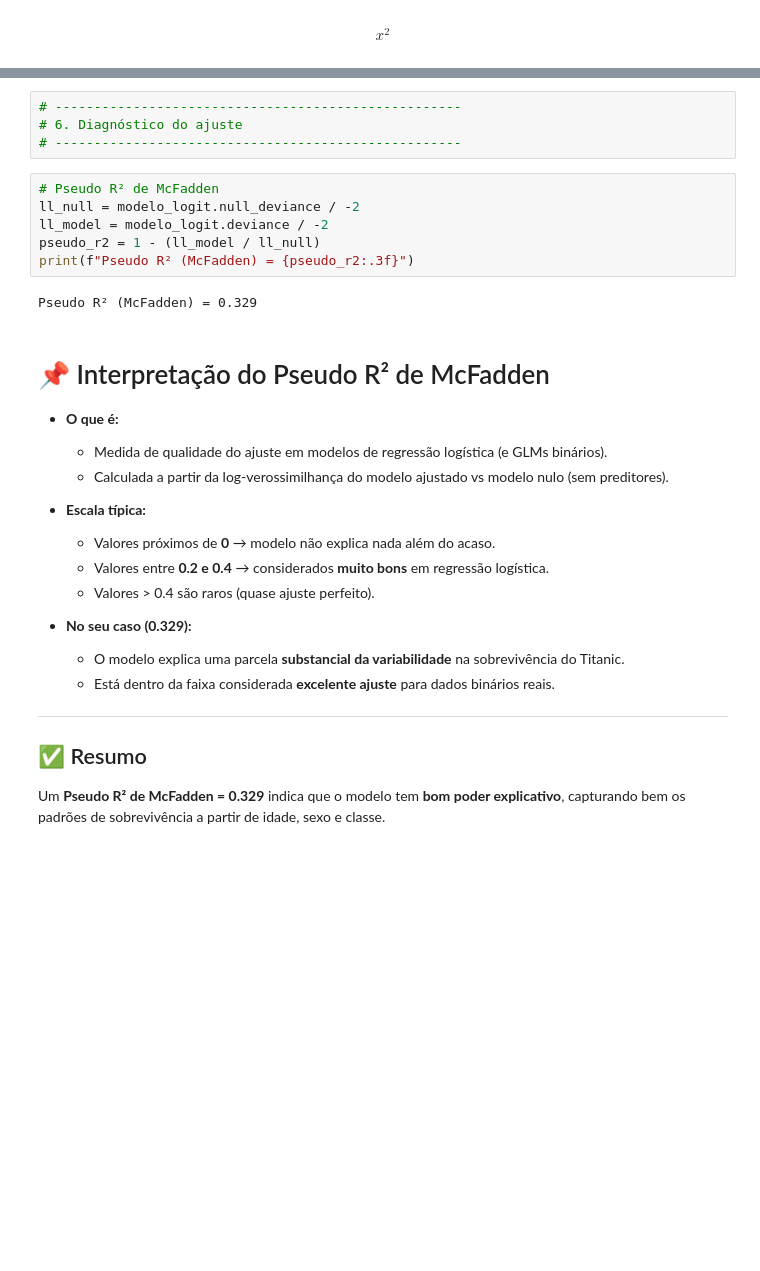
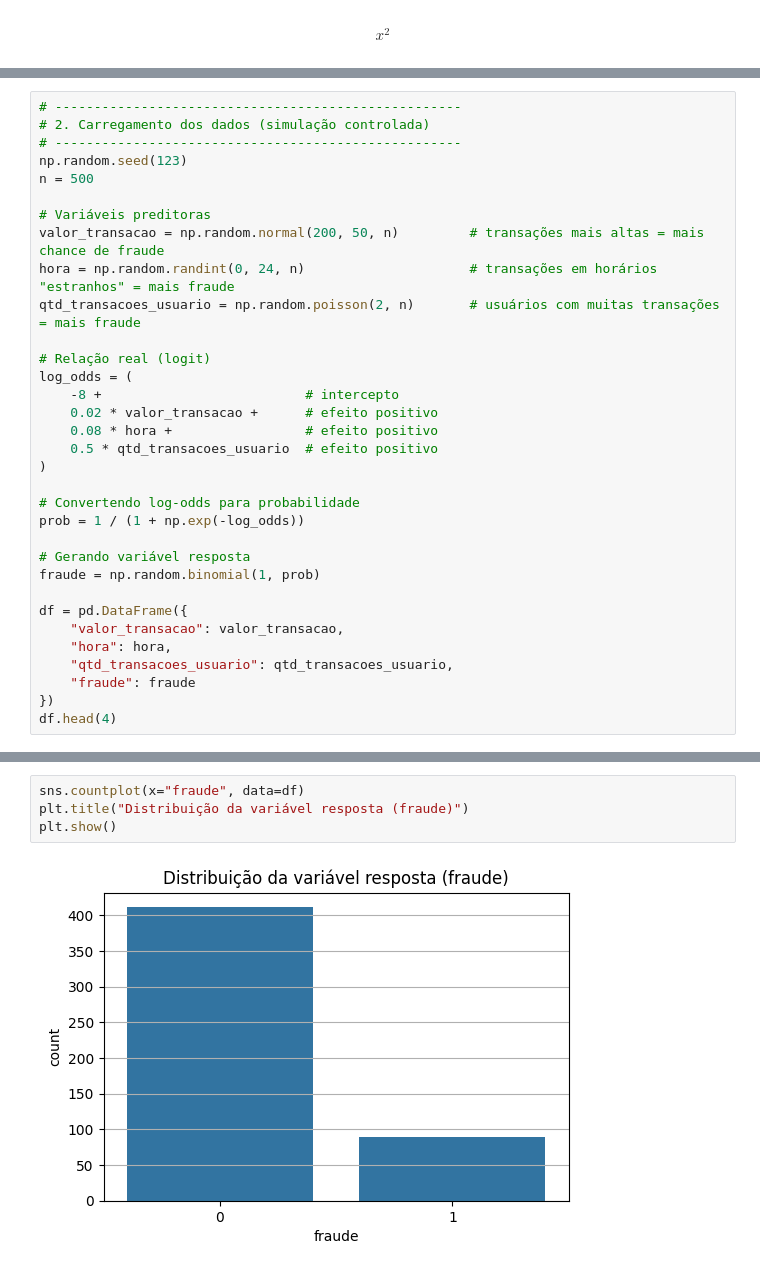
Before and after one commit to Osterne/codes_DS_course, a Jupyter notebook: 05_mod_01_ap_sup_regressao_05_mlg_categoricos_logistica.ipynb, the cells around one changed output, grey strips where cells are left out. Saved outputs shown, nothing was run; the diff lists cells and outputs as text; blank space fills up the shorter version.

```diff
--- a/05_mod_01_ap_sup_regressao_05_mlg_categoricos_logistica.ipynb
+++ b/05_mod_01_ap_sup_regressao_05_mlg_categoricos_logistica.ipynb
@@ -208,0 +141,33 @@ Amostra (5 primeiras linhas):
+# %%
+# ----------------------------------------------------
+# 2. Carregamento dos dados (simulação controlada)
+# ----------------------------------------------------
+np.random.seed(123)
+n = 500
+
+# Variáveis preditoras
+valor_transacao = np.random.normal(200, 50, n)         # transações mais altas = mais chance de fraude
+hora = np.random.randint(0, 24, n)                     # transações em horários "estranhos" = mais fraude
+qtd_transacoes_usuario = np.random.poisson(2, n)       # usuários com muitas transações = mais fraude
+
+# Relação real (logit)
+log_odds = (
+    -8 +                          # intercepto
+    0.02 * valor_transacao +      # efeito positivo
+    0.08 * hora +                 # efeito positivo
+    0.5 * qtd_transacoes_usuario  # efeito positivo
+)
+
+# Convertendo log-odds para probabilidade
+prob = 1 / (1 + np.exp(-log_odds))
+
+# Gerando variável resposta
+fraude = np.random.binomial(1, prob)
+
+df = pd.DataFrame({
+    "valor_transacao": valor_transacao,
+    "hora": hora,
+    "qtd_transacoes_usuario": qtd_transacoes_usuario,
+    "fraude": fraude
+})
+df.head(4)
@@ -333,32 +197,6 @@ pclass    -1.288545    0.275672  0.209824   0.362184
-# %%
-# ----------------------------------------------------
-# 6. Diagnóstico do ajuste
-# ----------------------------------------------------
-# %%
-# Pseudo R² de McFadden
-ll_null = modelo_logit.null_deviance / -2
-ll_model = modelo_logit.deviance / -2
-pseudo_r2 = 1 - (ll_model / ll_null)
-print(f"Pseudo R² (McFadden) = {pseudo_r2:.3f}")
-# %% [output]
-Pseudo R² (McFadden) = 0.329
-# %% [markdown]
-# 📌 Interpretação do Pseudo R² de McFadden
-
-- **O que é:**
-  - Medida de qualidade do ajuste em modelos de regressão logística (e GLMs binários).
-  - Calculada a partir da log-verossimilhança do modelo ajustado vs modelo nulo (sem preditores).
-
-- **Escala típica:**
-  - Valores próximos de **0** → modelo não explica nada além do acaso.
-  - Valores entre **0.2 e 0.4** → considerados **muito bons** em regressão logística.
-  - Valores > 0.4 são raros (quase ajuste perfeito).
-
-- **No seu caso (0.329):**
-  - O modelo explica uma parcela **substancial da variabilidade** na sobrevivência do Titanic.
-  - Está dentro da faixa considerada **excelente ajuste** para dados binários reais.
-
----
-
-## ✅ Resumo
-Um **Pseudo R² de McFadden = 0.329** indica que o modelo tem **bom poder explicativo**, capturando bem os padrões de sobrevivência a partir de idade, sexo e classe.
+# %%
+sns.countplot(x="fraude", data=df)
+plt.title("Distribuição da variável resposta (fraude)")
+plt.show()
+# %% [output]
+[figure, added]
```
Also changed, not shown: parts of 17 cells of this notebook.
